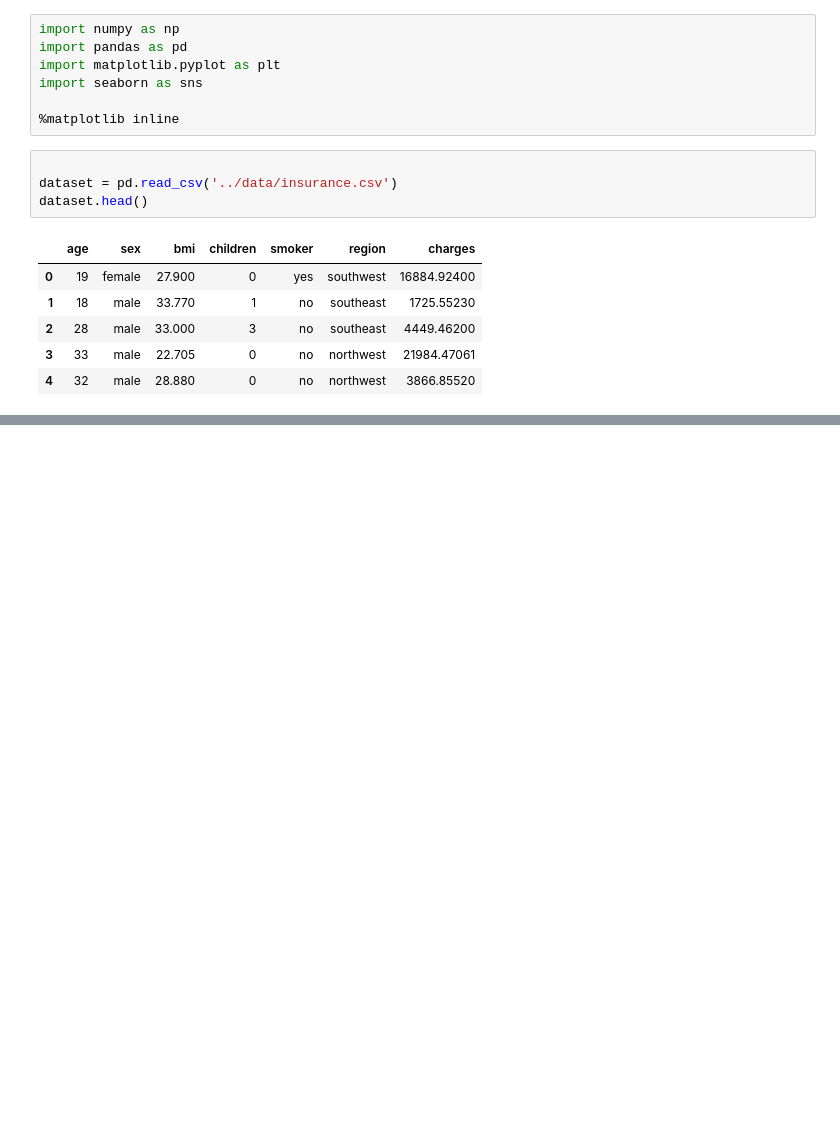
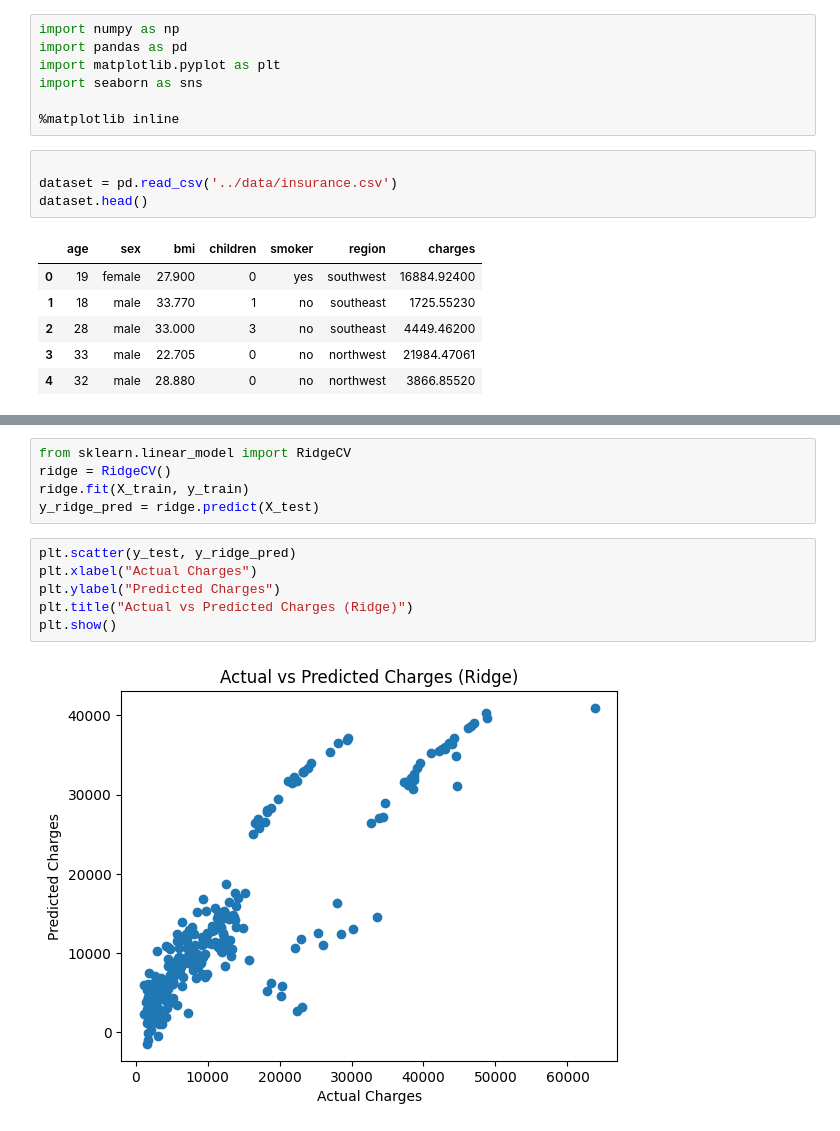
Before and after one commit to alimehdi32/Insurance_prediction, a Jupyter notebook: model/train.ipynb, the cells around one changed output, grey strips where cells are left out. Cells and saved outputs as stored; diff of their text form; blank space fills up the shorter version.

```diff
--- a/model/train.ipynb
+++ b/model/train.ipynb
@@ -18,0 +215,13 @@ dataset.head()
+# %%
+from sklearn.linear_model import RidgeCV
+ridge = RidgeCV()
+ridge.fit(X_train, y_train)
+y_ridge_pred = ridge.predict(X_test)
+# %%
+plt.scatter(y_test, y_ridge_pred)
+plt.xlabel("Actual Charges")
+plt.ylabel("Predicted Charges")
+plt.title("Actual vs Predicted Charges (Ridge)")
+plt.show()
+# %% [output]
+[figure, added]
```
Also changed, not shown: parts of 26 cells of this notebook, 2 other files.
